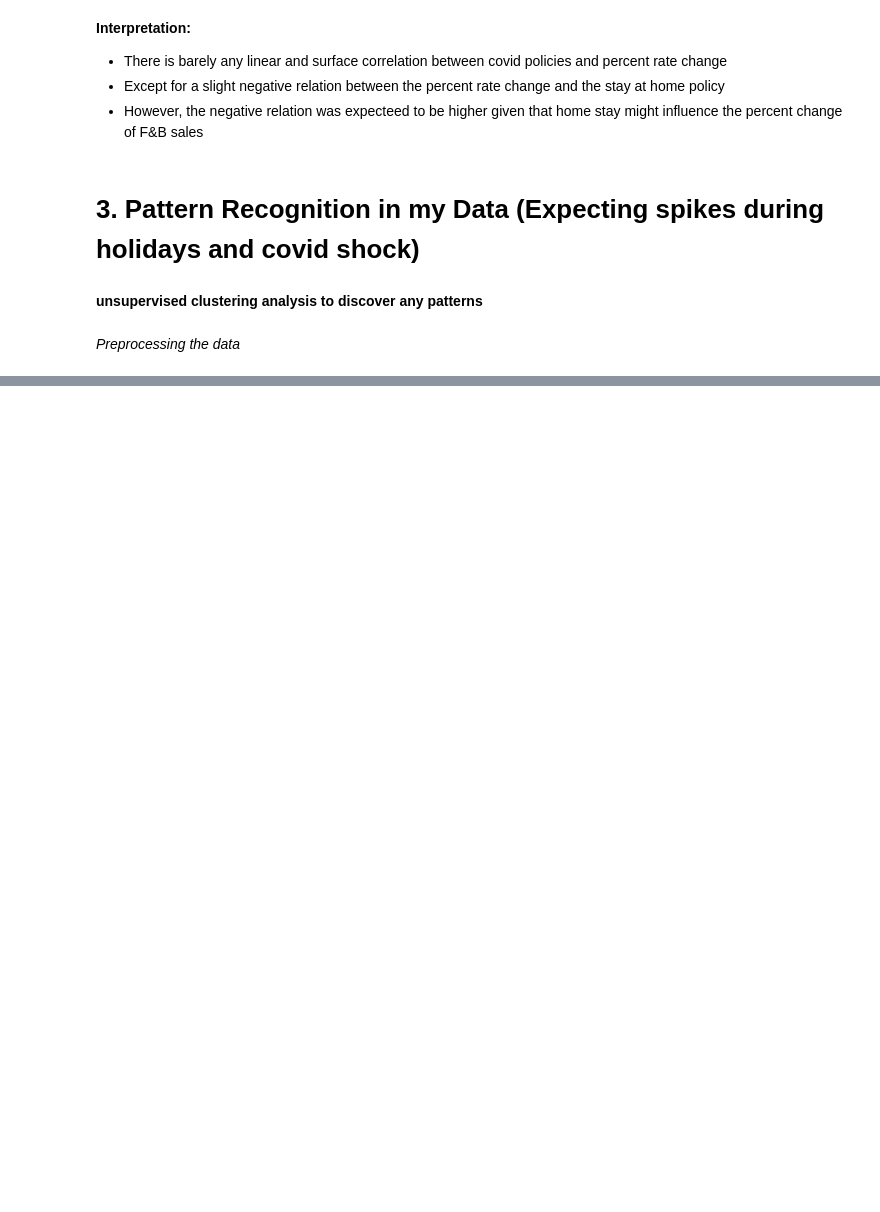
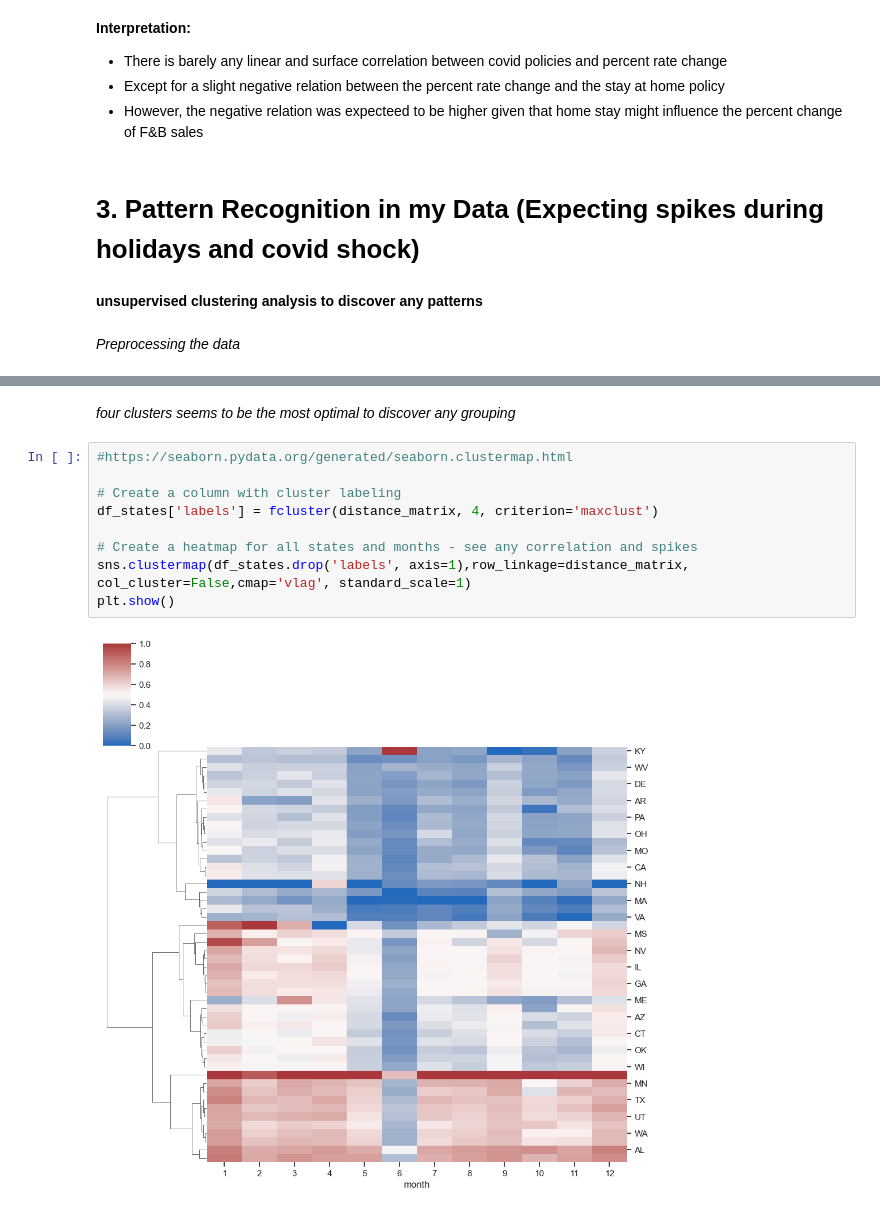
Before and after one commit to DiaHere/Food-and-Beverage-across-all-US-states-Analysis, a Jupyter notebook: notebook.ipynb, the cells around one changed output, grey strips where cells are left out. Cells and saved outputs as stored; diff of their text form; blank space fills up the shorter version.

```diff
--- a/notebook.ipynb
+++ b/notebook.ipynb
@@ -423,0 +521,13 @@ plt.show()
+# %% [markdown]
+*four clusters seems to be the most optimal to discover any grouping*
+# %%
+#https://seaborn.pydata.org/generated/seaborn.clustermap.html
+
+# Create a column with cluster labeling
+df_states['labels'] = fcluster(distance_matrix, 4, criterion='maxclust')
+
+# Create a heatmap for all states and months - see any correlation and spikes
+sns.clustermap(df_states.drop('labels', axis=1),row_linkage=distance_matrix, col_cluster=False,cmap='vlag', standard_scale=1)
+plt.show()
+# %% [output]
+[figure, added]
```
Also changed, not shown: parts of 15 cells of this notebook.
